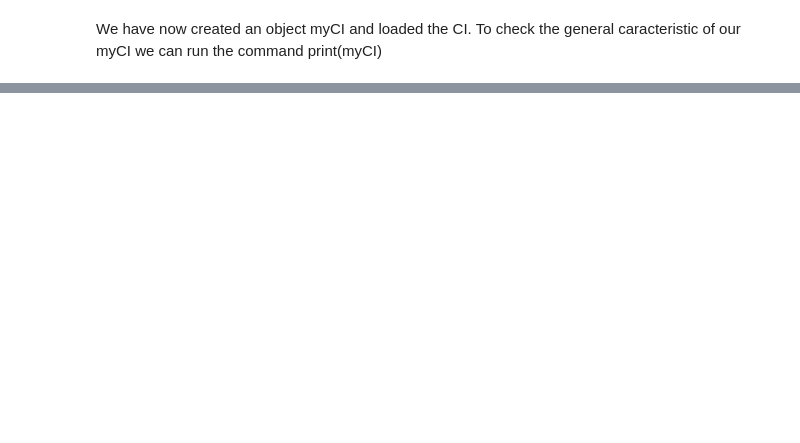
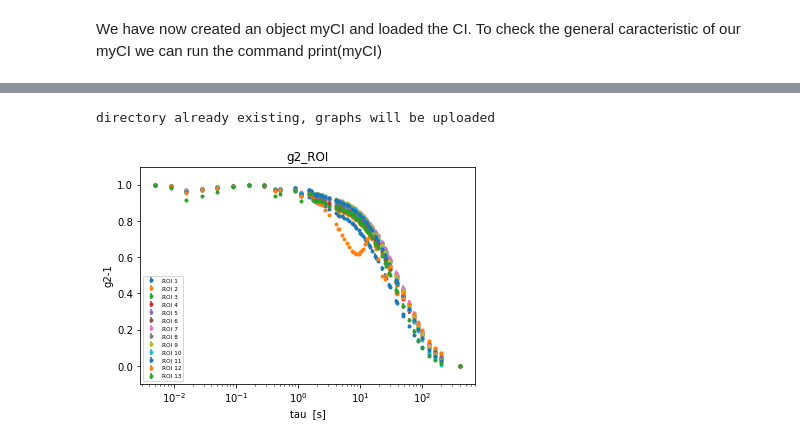
Before and after one commit to MatteoMilani95/PCI_o_Bpy, a Jupyter notebook: Tutorial.ipynb, the cells around one changed output, grey strips where cells are left out. Drawn from its saved outputs; the diff is of its cells as text; code cells hidden in the pictures; blank space fills up the shorter version.

```diff
--- a/Tutorial.ipynb
+++ b/Tutorial.ipynb
@@ -64,0 +171,8 @@ directory already existing, graphs will be uploaded
+# %%
+myG2.G2CutBaseLine(nPoints=3)
+myG2.G2Set0Baseline()
+myG2.G2Normalize()
+myG2.G2Show('all')
+# %% [output]
+directory already existing, graphs will be uploaded
+[figure, added]
```
Also changed, not shown: parts of 26 cells of this notebook.
